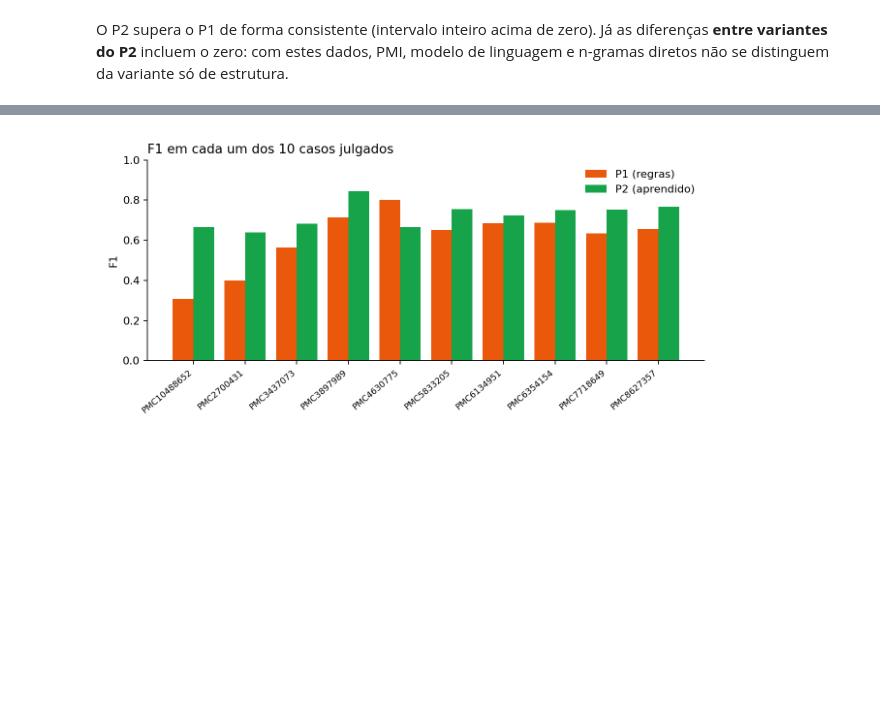
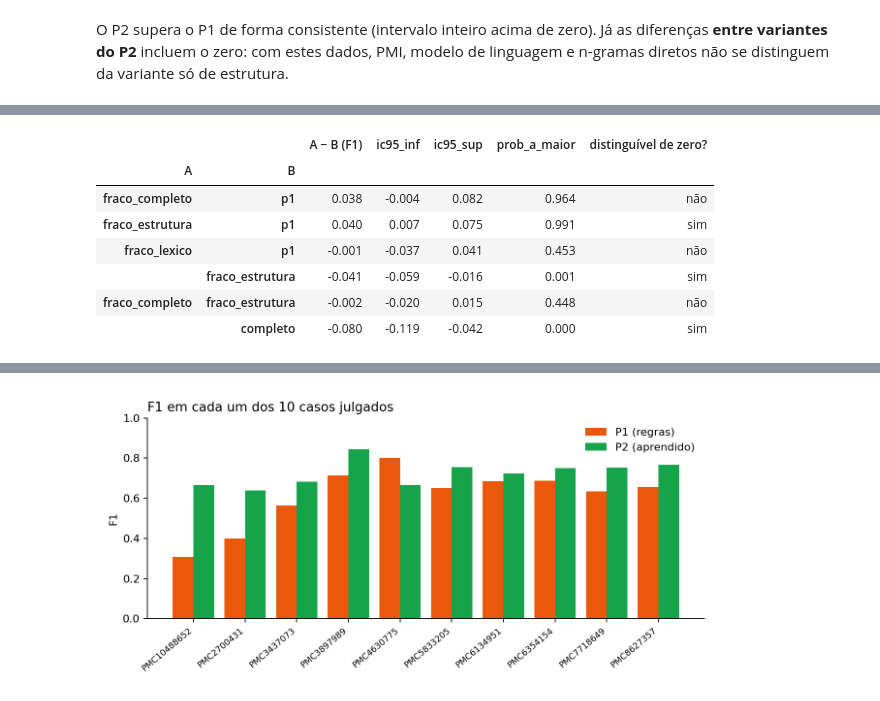
Before and after one commit to JaocHatter/Projeto-de-Natural-Language-Processing---Knowledge-Graph, a Jupyter notebook: project2/pipelines/notebooks/projeto2.ipynb, the cells around one changed output, grey strips where cells are left out. Drawn from its saved outputs; the diff is of its cells as text; code cells hidden in the pictures; blank space fills up the shorter version.

```diff
--- a/project2/pipelines/notebooks/projeto2.ipynb
+++ b/project2/pipelines/notebooks/projeto2.ipynb
@@ -366,0 +400,14 @@ só de estrutura.
+# %%
+bt = pd.read_csv("data/processed/metricas_bootstrap.csv")
+bt = bt[bt.a.str.startswith("fraco_")].copy()
+bt["distinguível de zero?"] = ((bt.ic95_inf > 0) | (bt.ic95_sup < 0)).map({True: "sim", False: "não"})
+bt.rename(columns={"a": "A", "b": "B", "diferenca_f1": "A − B (F1)"}).set_index(["A", "B"]).round(3)
+# %% [output]
+|  |  | A − B (F1) | ic95_inf | ic95_sup | prob_a_maior | distinguível de zero? |
+| A | B |  |  |  |  |  |
+| fraco_completo | p1 | 0.038 | -0.004 | 0.082 | 0.964 | não |
+| fraco_estrutura | p1 | 0.040 | 0.007 | 0.075 | 0.991 | sim |
+| fraco_lexico | p1 | -0.001 | -0.037 | 0.041 | 0.453 | não |
+|  | fraco_estrutura | -0.041 | -0.059 | -0.016 | 0.001 | sim |
+| fraco_completo | fraco_estrutura | -0.002 | -0.020 | 0.015 | 0.448 | não |
+|  | completo | -0.080 | -0.119 | -0.042 | 0.000 | sim |
```
Also changed, not shown: parts of 4 cells of this notebook, 12 other files.
